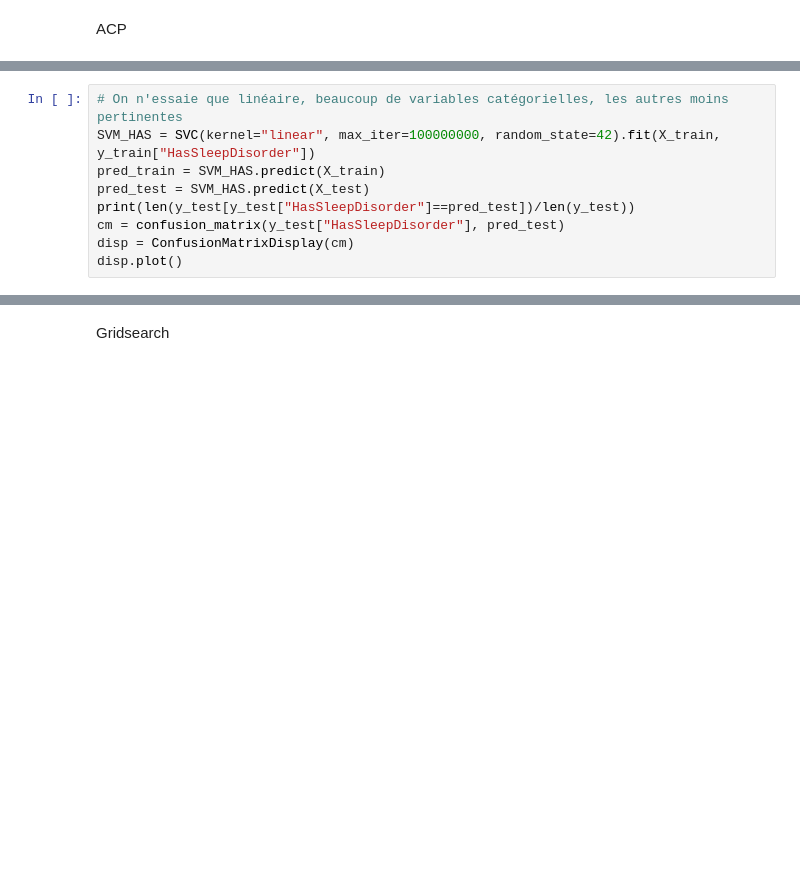
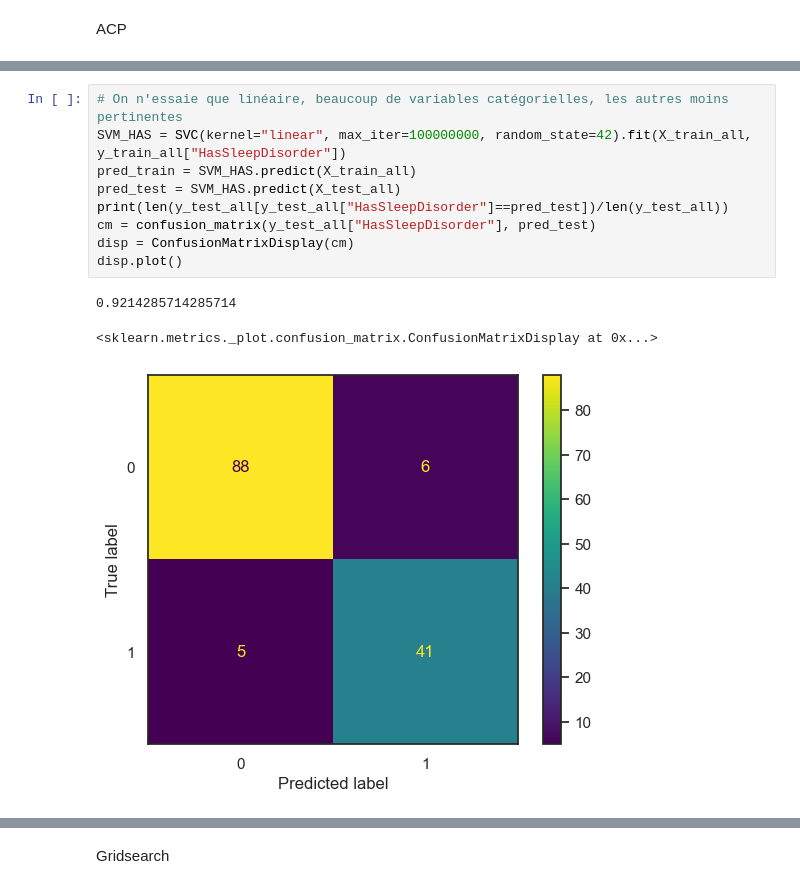
Before and after one commit to VinhHoaTU/Sleep-Problem-Detection, a Jupyter notebook: Script/Notebook.ipynb, the cells around one changed output, grey strips where cells are left out. Saved outputs shown, nothing was run; the diff lists cells and outputs as text; blank space fills up the shorter version.

```diff
--- a/Script/Notebook.ipynb
+++ b/Script/Notebook.ipynb
@@ -302,11 +297,15 @@ plt.show()
 # %%
 # On n'essaie que linéaire, beaucoup de variables catégorielles, les autres moins pertinentes
-SVM_HAS = SVC(kernel="linear", max_iter=100000000, random_state=42).fit(X_train, y_train["HasSleepDisorder"])
-pred_train = SVM_HAS.predict(X_train)
-pred_test = SVM_HAS.predict(X_test)
-print(len(y_test[y_test["HasSleepDisorder"]==pred_test])/len(y_test))
-cm = confusion_matrix(y_test["HasSleepDisorder"], pred_test)
+SVM_HAS = SVC(kernel="linear", max_iter=100000000, random_state=42).fit(X_train_all, y_train_all["HasSleepDisorder"])
+pred_train = SVM_HAS.predict(X_train_all)
+pred_test = SVM_HAS.predict(X_test_all)
+print(len(y_test_all[y_test_all["HasSleepDisorder"]==pred_test])/len(y_test_all))
+cm = confusion_matrix(y_test_all["HasSleepDisorder"], pred_test)
 disp = ConfusionMatrixDisplay(cm)
 disp.plot()
+# %% [output]
+0.9214285714285714
+<sklearn.metrics._plot.confusion_matrix.ConfusionMatrixDisplay at 0x...>
+[figure, added]
 # %%
 # On n'essaie que linéaire, beaucoup de variables catégorielles, les autres moins pertinentes#
```
Also changed, not shown: parts of 29 cells of this notebook.
